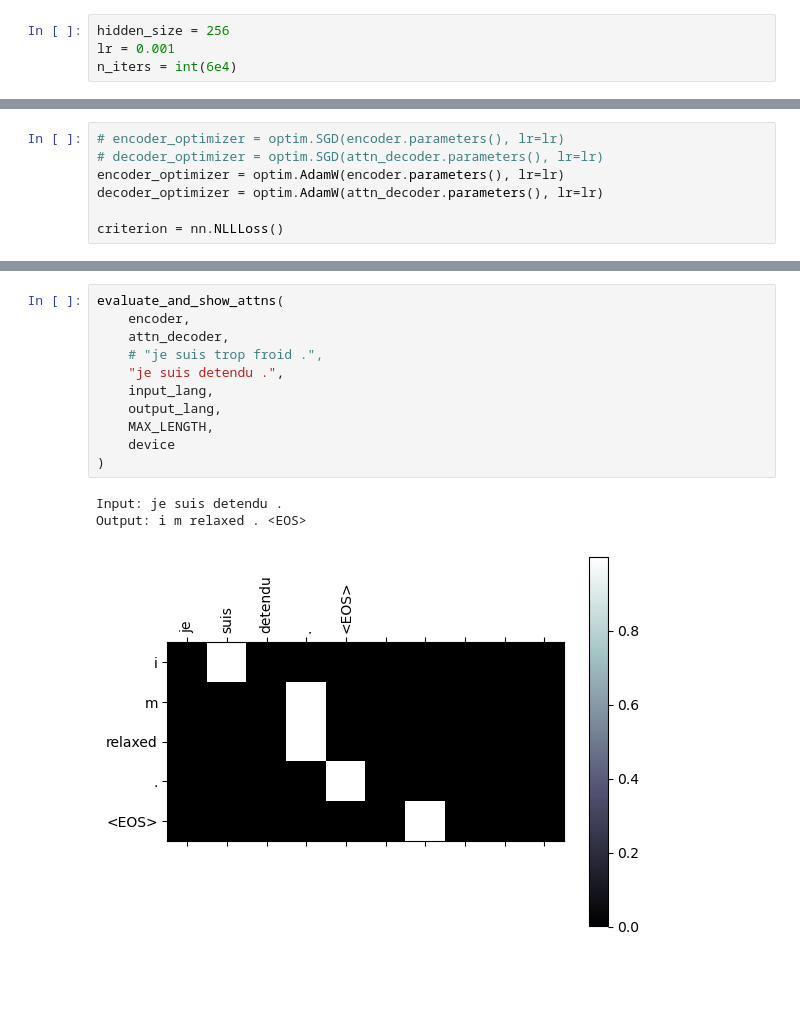
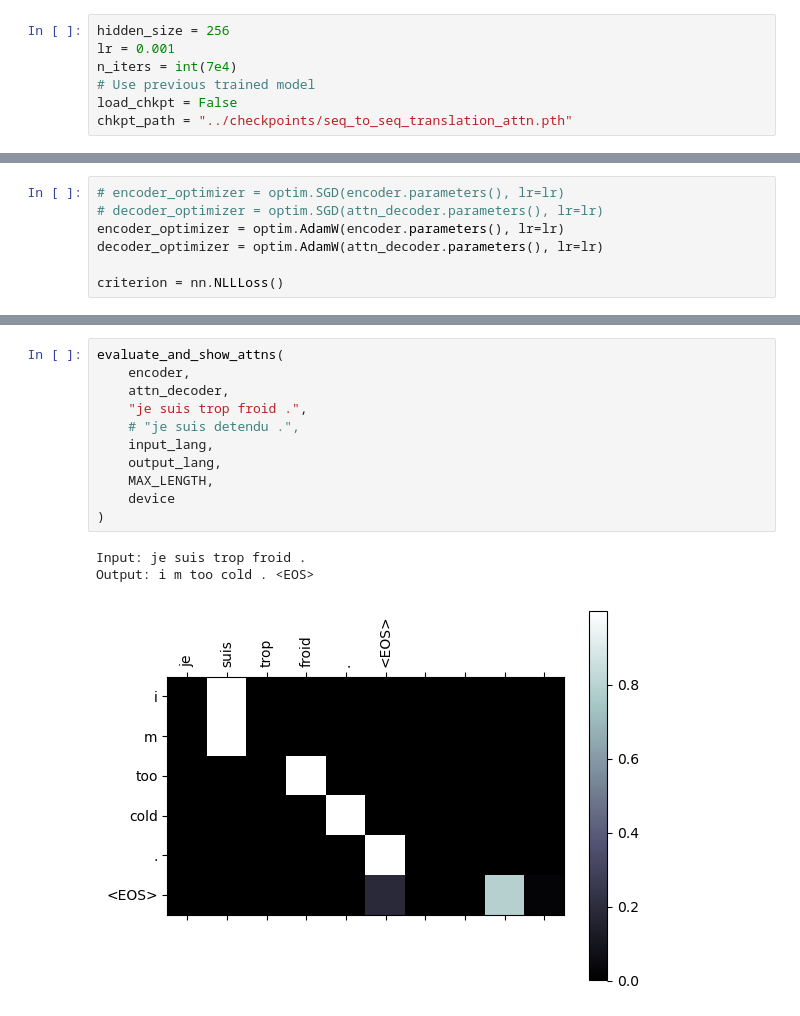
Before and after one commit to cjc77/pytorch-self-study, a Jupyter notebook: notebooks_seq/seq_to_seq_translation.ipynb, the cells around one changed output, grey strips where cells are left out. Drawn from its saved outputs; the diff is of its cells as text; blank space fills up the shorter version.

```diff
--- a/notebooks_seq/seq_to_seq_translation.ipynb
+++ b/notebooks_seq/seq_to_seq_translation.ipynb
@@ -408,7 +488,10 @@ eng 2803
 # %%
 hidden_size = 256
 lr = 0.001
-n_iters = int(6e4)
+n_iters = int(7e4)
+# Use previous trained model
+load_chkpt = False
+chkpt_path = "../checkpoints/seq_to_seq_translation_attn.pth"
 # %%
 encoder = EncoderS2S(input_lang.n_words, hidden_size).to(device)
 attn_decoder = AttnDecoderS2S(output_lang.n_words, hidden_size, MAX_LENGTH).to(device)
@@ -474,18 +560,18 @@ evaluate_rand(encoder, attn_decoder, pairs, input_lang, output_lang, MAX_LENGTH,
 # %%
 evaluate_and_show_attns(
     encoder,
     attn_decoder,
-    # "je suis trop froid .",
-    "je suis detendu .",
+    "je suis trop froid .",
+    # "je suis detendu .",
     input_lang,
     output_lang,
     MAX_LENGTH,
     device
 )
 # %% [output]
-Input: je suis detendu .
-Output: i m relaxed . <EOS>
+Input: je suis trop froid .
+Output: i m too cold . <EOS>
-[figure, old version]
+[figure, new version]
 # %%
 input_sentences = [
     "elle a cinq ans de moins que moi .",
```
Also changed, not shown: parts of 7 cells of this notebook.
